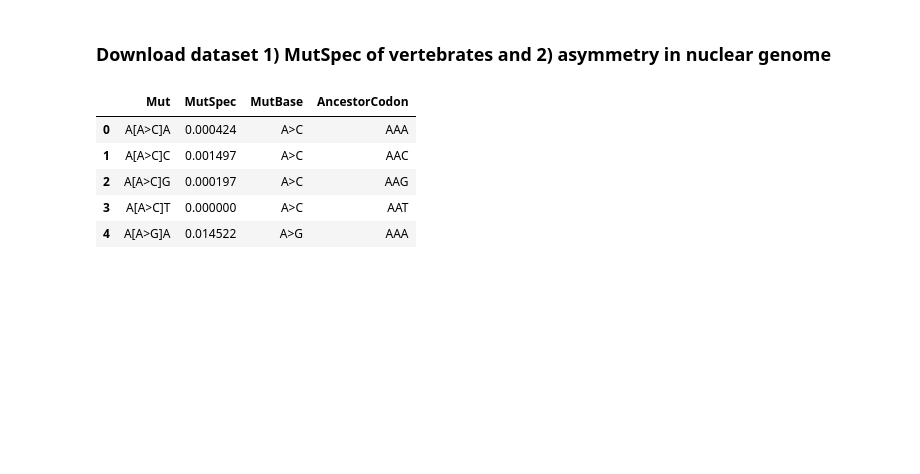
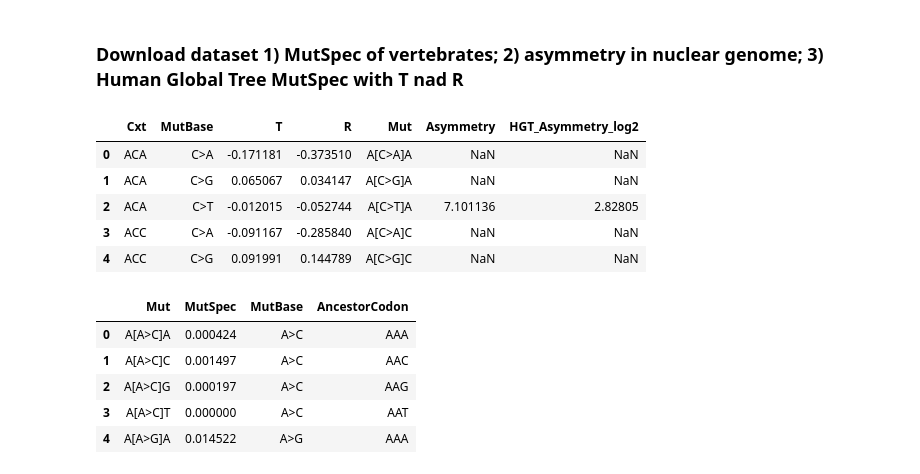
Before and after one commit to mitoclub/mtdna-192component-mutspec-chordata, a Jupyter notebook: scripts/asymmetry_TR.ipynb, the cells around one changed output. Cells and saved outputs as stored; diff of their text form; code cells hidden in the pictures; blank space fills up the shorter version.

```diff
--- a/scripts/asymmetry_TR.ipynb
+++ b/scripts/asymmetry_TR.ipynb
@@ -10,10 +11,20 @@ from matplotlib.patches import Rectangle
 from matplotlib.lines import Line2D
 import seaborn as sns
 # %% [markdown]
-### Download dataset 1) MutSpec of vertebrates and 2) asymmetry in nuclear genome
+### Download dataset 1) MutSpec of vertebrates; 2) asymmetry in nuclear genome; 3) Human Global Tree MutSpec with T nad R
 # %%
 assymetry = pd.read_table('../data/external/T-R_plot_allCpG.txt', sep=' ', header=None)
 mut_vert = pd.read_csv('../data/MutSpecALLvert.csv')
+hgt = pd.read_csv('https://raw.githubusercontent.com/mitoclub/mtdnaMutSpecOfCancers/kpotoh/data/processed/HGT_asymmetry_major_arc.csv')
+# %%
+hgt.head()
+# %% [output]
+|  | Cxt | MutBase | T | R | Mut | Asymmetry | HGT_Asymmetry_log2 |
+| 0 | ACA | C>A | -0.171181 | -0.373510 | A[C>A]A | NaN | NaN |
+| 1 | ACA | C>G | 0.065067 | 0.034147 | A[C>G]A | NaN | NaN |
+| 2 | ACA | C>T | -0.012015 | -0.052744 | A[C>T]A | 7.101136 | 2.82805 |
+| 3 | ACC | C>A | -0.091167 | -0.285840 | A[C>A]C | NaN | NaN |
+| 4 | ACC | C>G | 0.091991 | 0.144789 | A[C>G]C | NaN | NaN |
 # %%
 mut_vert['MutBase'] = mut_vert.Mut.str.slice(2,5)
 mut_vert['AncestorCodon'] = mut_vert.Mut.str.get(0) + mut_vert.Mut.str.get(2) + mut_vert.Mut.str.get(-1)
```
Also changed, not shown: parts of 19 cells of this notebook, 1 other file.
